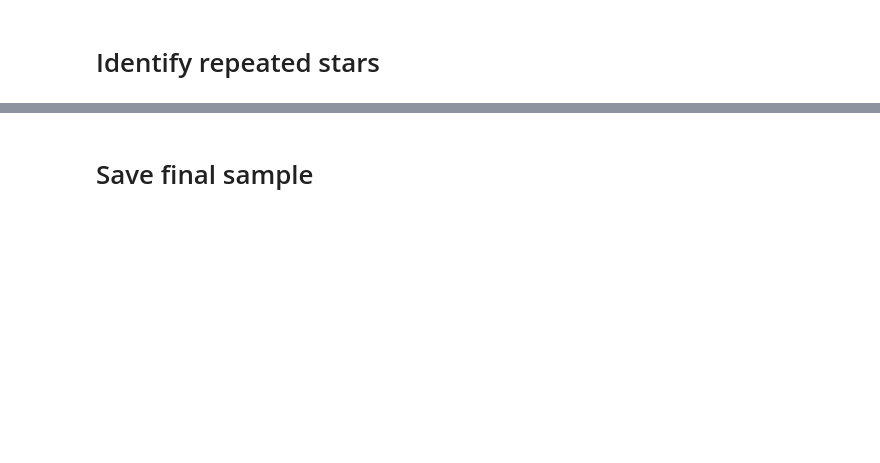
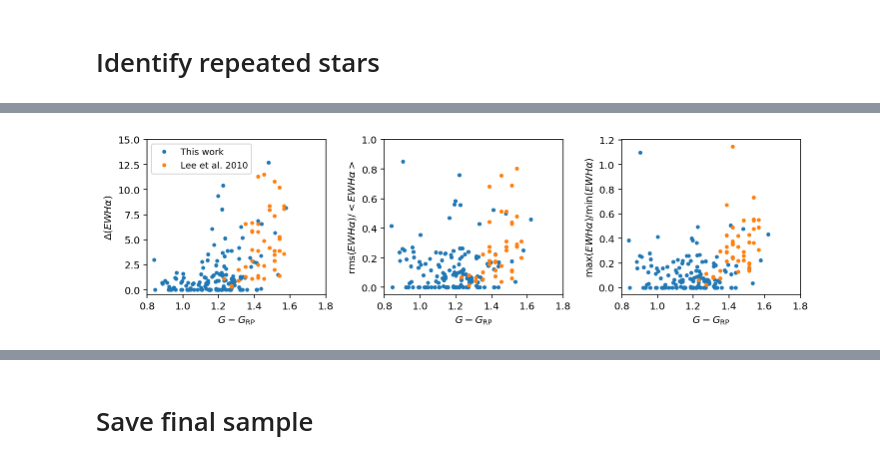
Before and after one commit to rkiman/M-dwarfs-Age-Activity-Relation, a Jupyter notebook: Banyan.ipynb, the cells around one changed output, grey strips where cells are left out. Cells and saved outputs as stored; diff of their text form; code cells hidden in the pictures; blank space fills up the shorter version.

```diff
--- a/Banyan.ipynb
+++ b/Banyan.ipynb
@@ -186,0 +186,3 @@ True
+# %%
+mask = (fullsample['ewha']>0) * (fullsample['ewha']/fullsample['ewha_error']>3)
+fullsample = fullsample[mask]
@@ -186,0 +195,12 @@ True
+# %%
+same_star = np.zeros(len(ra_sorted))
+dummy = 1
+for i in range(len(ra_sorted)-1):
+    c1 = SkyCoord(ra=ra_sorted[i]*u.deg, dec=dec_sorted[i]*u.deg)
+    c2 = SkyCoord(ra=ra_sorted[i+1]*u.deg, dec=dec_sorted[i+1]*u.deg)
+    separation = c1.separation(c2).arcsec
+    if(separation < 2):
+        same_star[i] = dummy
+        same_star[i+1] = dummy
+    else:
+        dummy +=1
@@ -186,0 +254,2 @@ True
+# %%
+lee2010 = Table.read('Catalogs/Lee2010.csv')
@@ -186,0 +277,32 @@ True
+# %%
+g_rp_lee2010 = -0.0036*np.array(lee2010['Spectral Type'])**2 + 0.11*np.array(lee2010['Spectral Type']) + 0.89
+# %%
+fig, (ax1,ax2,ax3) = plt.subplots(1,3,sharex=True, figsize=(10,3))
+ax1.plot(g_rp_list,delta_list,'.', label='This work')
+ax1.plot(g_rp_lee2010,lee2010['DeltaEW'],'.',label='Lee et al. 2010')
+ax1.set_ylim(-0.5,15)
+ax1.set_xlim(0.8,1.8)
+#ax1.set_yscale('log')
+ax1.set_xlabel(r'$G-G_{\rm RP}$')
+ax1.set_ylabel(r'$\Delta (EWH\alpha)$')
+ax1.legend(fontsize=9)
+
+ax2.plot(g_rp_list,rms_list,'.')
+ax2.plot(g_rp_lee2010,lee2010['rmsEW']/lee2010['MeanEW'],'.')
+ax2.set_ylim(-0.05,1)
+#ax2.set_xlim(-1.5,18)
+ax2.set_xlabel(r'$G-G_{\rm RP}$')
+ax2.set_ylabel(r'${\rm rms} (EWH\alpha)/<EWH\alpha>$')
+
+ax3.plot(g_rp_list,np.log10(max_min_list),'.')
+ax3.plot(g_rp_lee2010,np.log10(lee2010['MaxEW']/lee2010['MinEW']),'.')
+#ax3.set_ylim(0.8,5)
+#ax3.set_xlim(-1.5,18)
+ax3.set_xlabel(r'$G-G_{\rm RP}$')
+ax3.set_ylabel(r'$\max (EWH\alpha)/\min (EWH\alpha)$')
+
+
+plt.tight_layout()
+plt.show()
+# %% [output]
+[figure, added]
```
Also changed, not shown: parts of 18 cells of this notebook, 3 other files.
